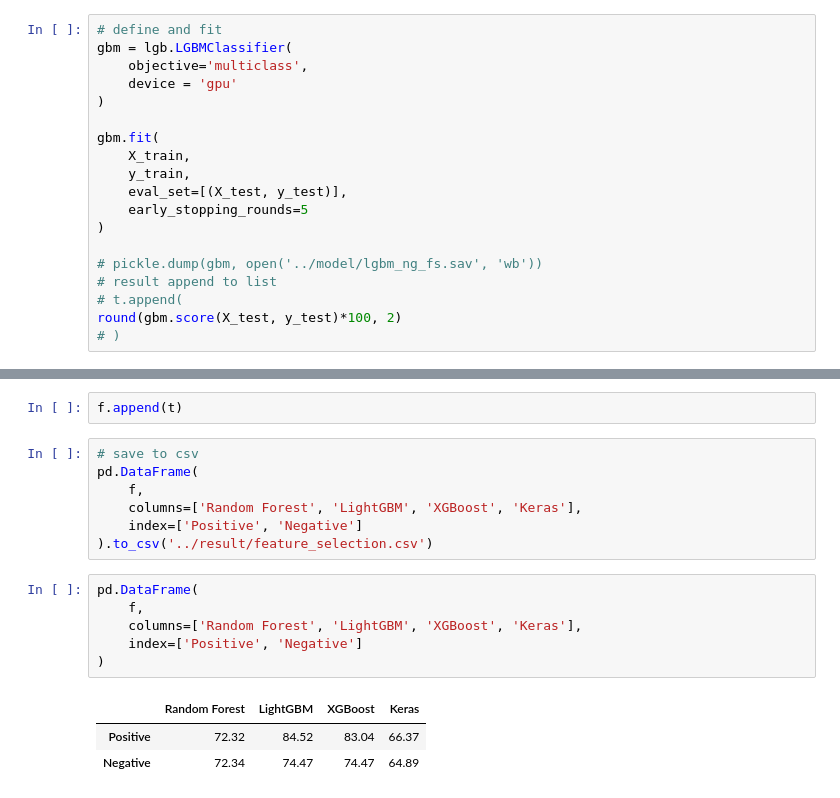
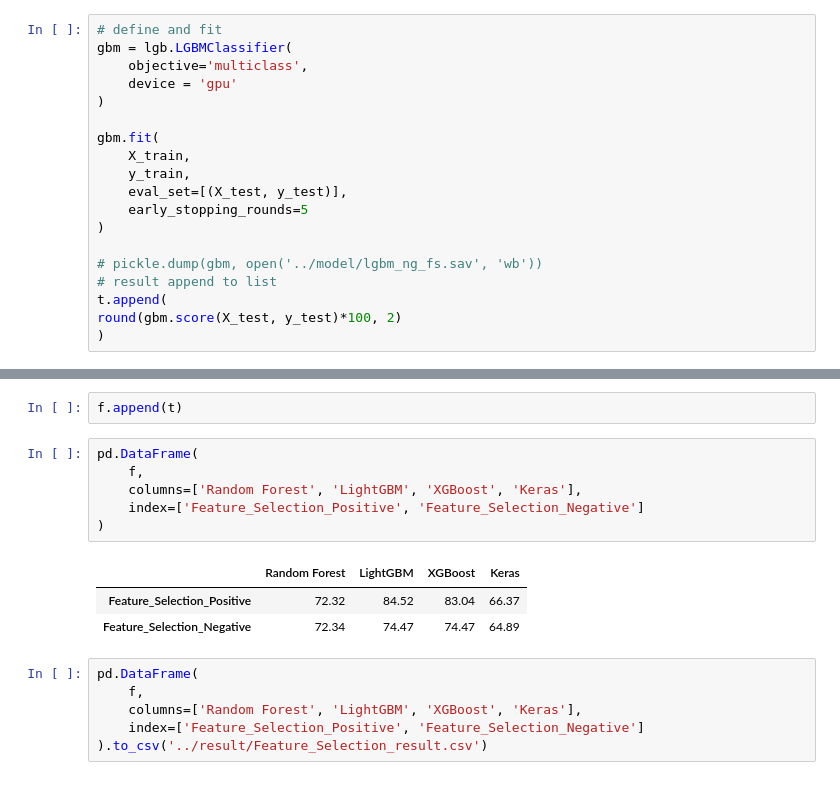
Before and after one commit to tobigithub/ms2class-1, a Jupyter notebook: ipynb/8_1_1_Feature Selection Result.ipynb, the cells around one changed output, grey strips where cells are left out. Drawn from its saved outputs; the diff is of its cells as text.

```diff
--- a/ipynb/8_1_1_Feature Selection Result.ipynb
+++ b/ipynb/8_1_1_Feature Selection Result.ipynb
@@ -253,9 +253,9 @@ gbm.fit(
 
 # pickle.dump(gbm, open('../model/lgbm_ng_fs.sav', 'wb'))
 # result append to list
-# t.append(
+t.append(
 round(gbm.score(X_test, y_test)*100, 2)
-# )
+)
 # %% [output]
 [1]     valid_0's multi_logloss: 1.30732
 Training until validation scores don't improve for 5 rounds.
@@ -363,19 +362,18 @@ Epoch 61/100
 # %%
 f.append(t)
+# %%
+pd.DataFrame(
+    f,
+    columns=['Random Forest', 'LightGBM', 'XGBoost', 'Keras'],
+    index=['Feature_Selection_Positive', 'Feature_Selection_Negative']
+)
+# %% [output]
+|  | Random Forest | LightGBM | XGBoost | Keras |
+| Feature_Selection_Positive | 72.32 | 84.52 | 83.04 | 66.37 |
+| Feature_Selection_Negative | 72.34 | 74.47 | 74.47 | 64.89 |
 # %%
-# save to csv
 pd.DataFrame(
     f,
     columns=['Random Forest', 'LightGBM', 'XGBoost', 'Keras'],
-    index=['Positive', 'Negative']
-).to_csv('../result/feature_selection.csv')
+    index=['Feature_Selection_Positive', 'Feature_Selection_Negative']
+).to_csv('../result/Feature_Selection_result.csv')
-# %%
-pd.DataFrame(
-    f,
-    columns=['Random Forest', 'LightGBM', 'XGBoost', 'Keras'],
-    index=['Positive', 'Negative']
-)
-# %% [output]
-|  | Random Forest | LightGBM | XGBoost | Keras |
-| Positive | 72.32 | 84.52 | 83.04 | 66.37 |
-| Negative | 72.34 | 74.47 | 74.47 | 64.89 |
```
Also changed, not shown: parts of 4 cells of this notebook, 44 other files.
